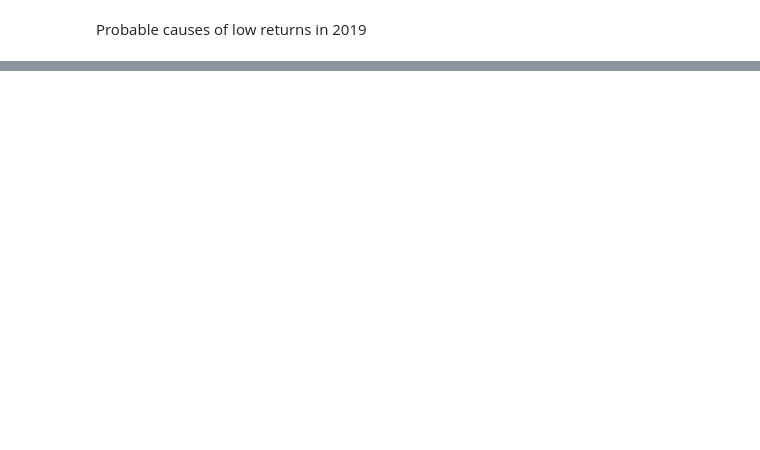
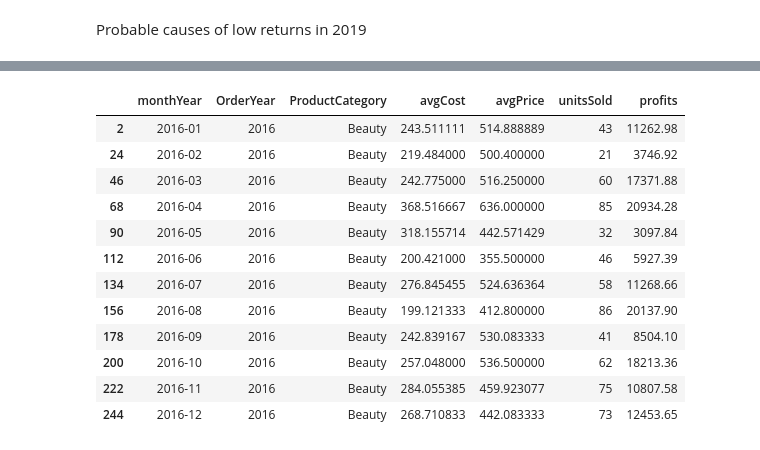
Before and after one commit to josephine-amponsah/ecommerce-data-analysis, a Jupyter notebook: notebooks/exploratory-analysis.ipynb, the cells around one changed output, grey strips where cells are left out. Cells and saved outputs as stored; diff of their text form; code cells hidden in the pictures; blank space fills up the shorter version.

```diff
--- a/notebooks/exploratory-analysis.ipynb
+++ b/notebooks/exploratory-analysis.ipynb
@@ -621,0 +660,27 @@ disPerYear = financial_data.groupby("OrderYear")
+# %%
+pricing_summary = financial_data.groupby(["monthYear","OrderYear", "ProductCategory"]).agg(
+    avgCost = pd.NamedAgg('CostOfGood', aggfunc = 'mean'),
+    avgPrice = pd.NamedAgg('ProductPrice', aggfunc= 'mean'),
+    unitsSold = pd.NamedAgg('QuantitySold', aggfunc = 'sum'),
+    profits = pd.NamedAgg('ProfitMade', aggfunc= 'sum')
+)
+# %%
+pricing_summary = pricing_summary.reset_index(drop = False)
+# %%
+price_2020 = pricing_summary[(pricing_summary["OrderYear"] == "2016") & (pricing_summary["ProductCategory"] == "Beauty")]
+# %%
+price_2020
+# %% [output]
+|  | monthYear | OrderYear | ProductCategory | avgCost | avgPrice | unitsSold | profits |
+| 2 | 2016-01 | 2016 | Beauty | 243.511111 | 514.888889 | 43 | 11262.98 |
+| 24 | 2016-02 | 2016 | Beauty | 219.484000 | 500.400000 | 21 | 3746.92 |
+| 46 | 2016-03 | 2016 | Beauty | 242.775000 | 516.250000 | 60 | 17371.88 |
+| 68 | 2016-04 | 2016 | Beauty | 368.516667 | 636.000000 | 85 | 20934.28 |
+| 90 | 2016-05 | 2016 | Beauty | 318.155714 | 442.571429 | 32 | 3097.84 |
+| 112 | 2016-06 | 2016 | Beauty | 200.421000 | 355.500000 | 46 | 5927.39 |
+| 134 | 2016-07 | 2016 | Beauty | 276.845455 | 524.636364 | 58 | 11268.66 |
+| 156 | 2016-08 | 2016 | Beauty | 199.121333 | 412.800000 | 86 | 20137.90 |
+| 178 | 2016-09 | 2016 | Beauty | 242.839167 | 530.083333 | 41 | 8504.10 |
+| 200 | 2016-10 | 2016 | Beauty | 257.048000 | 536.500000 | 62 | 18213.36 |
+| 222 | 2016-11 | 2016 | Beauty | 284.055385 | 459.923077 | 75 | 10807.58 |
+| 244 | 2016-12 | 2016 | Beauty | 268.710833 | 442.083333 | 73 | 12453.65 |
```
Also changed, not shown: parts of 12 cells of this notebook, 1 other file.
